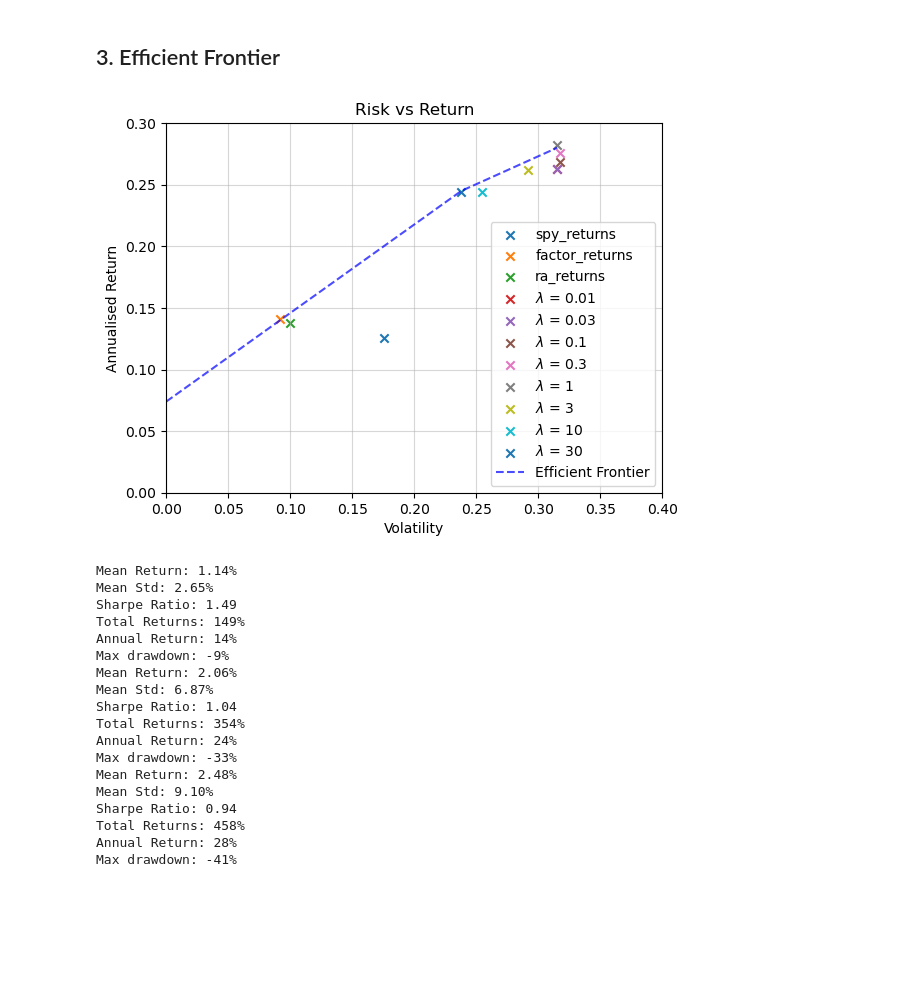
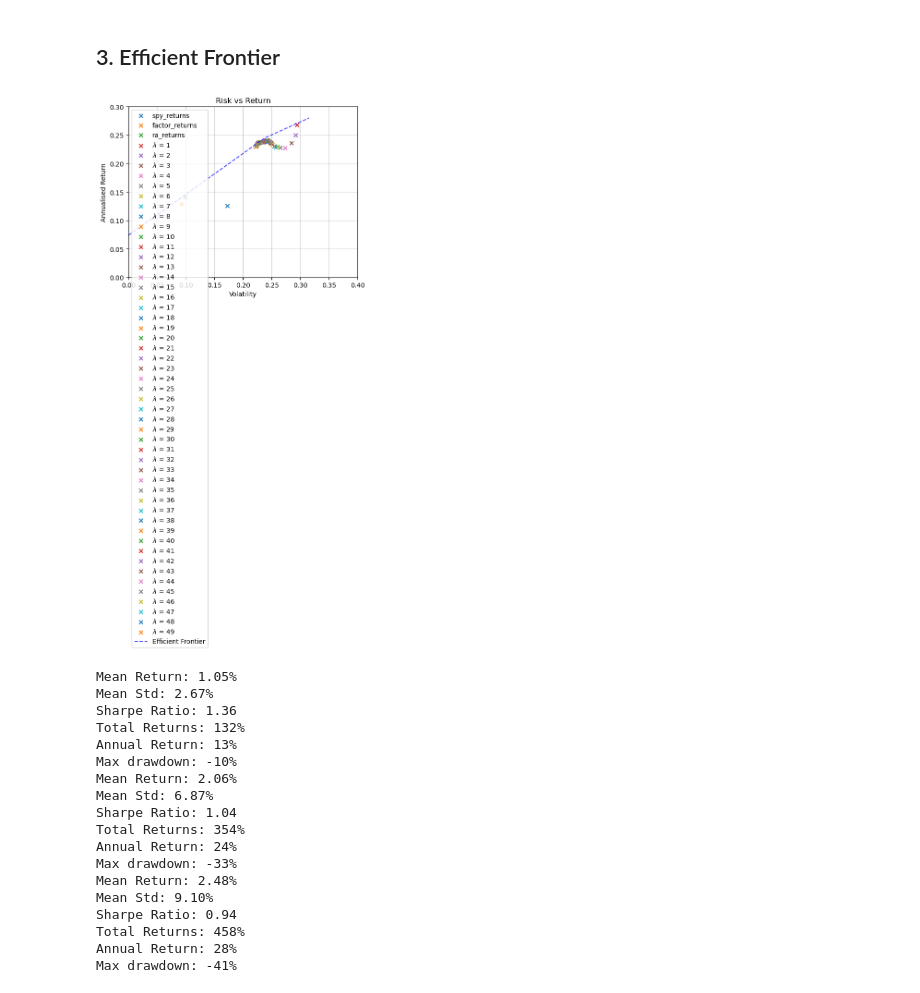
Before and after one commit to gy623/Cross-Sectional-Factor-Model-of-Asset-Returns, a Jupyter notebook: Portfolio Evaluation.ipynb, the cells around one changed output. Saved outputs shown, nothing was run; the diff lists cells and outputs as text; code cells hidden in the pictures; blank space fills up the shorter version.

Commit message:
New plots

```diff
--- a/Portfolio Evaluation.ipynb
+++ b/Portfolio Evaluation.ipynb
@@ -60,12 +61,12 @@ ax[0].set_title('Portfolios vs Benchmark')
 ax[0].grid(alpha=0.5)
 ax[0].legend()
 
-for lam in [0.01,0.03,0.1,0.3,1,3,10,30]:
+for lam in lams:
     mvo_portfolios[lam].plot(ax = ax[1], alpha = 0.7, label = rf'$\lambda$ = {lam}')
 
 benchmark.squeeze().plot(ax=ax[1], color = 'black', label='Benchmark')
 ax[1].set_title('Varying Regularisation Parameter')
-ax[1].legend()
+#ax[1].legend()
 ax[1].grid(alpha = 0.5)
 ax[1].tick_params(axis='y', labelleft=True)
 ax[1].set_yticks(ax[0].get_yticks())
@@ -76,0 +78,7 @@ plt.savefig('outputs/portfolios.png')
+# %%
+performance_df = pd.DataFrame(columns = ['Lambda', 'Final Value'])
+for lam, portfolio in mvo_portfolios.items():
+    performance_df.loc[lam] = [lam, portfolio.iloc[-1]]
+
+performance_df.set_index('Lambda', inplace = True)
+performance_df.sort_values('Final Value', ascending = False)
@@ -76,0 +104,28 @@ plt.savefig('outputs/portfolios.png')
+# %%
+# Rolling IR = rolling excessive returns (mean) / rolling excessive volatility (std)
+
+def rolling_IR(returns, benchmark_returns = spy_returns, window = 12):
+    excess_returns = returns.squeeze() - benchmark_returns.squeeze()
+    rolling_mean = excess_returns.rolling(window).mean()
+    rolling_std = excess_returns.rolling(window).std()
+    rolling_ir = rolling_mean / rolling_std
+    return rolling_ir
+
+fig, ax = plt.subplots(1, 2, figsize = (12,5))
+rolling_IR((factor_returns), window=12).plot(ax = ax[0], label = 'Factor Model')
+rolling_IR((ra_returns), window=12).plot(ax = ax[0], label = 'Risk Adjusted')
+ax[0].set_title('Rolling Information Ratio')
+ax[0].legend()
+ax[0].grid(alpha = 0.5)
+
+for lam in [0.01,0.03,0.1,0.3,1,3,10,30]:
+    rolling_IR(mvo_returns[lam]).plot(ax = ax[1], alpha = 0.7, label = rf'$\lambda$ = {lam}')
+
+fig.suptitle('Rolling Information Ratio', fontsize = 16)
+ax[0].set_title('')
+ax[1].set_title('')
+ax[1].legend()
+ax[1].grid(alpha = 0.5)
+
+plt.tight_layout()
+plt.savefig('outputs/rolling_IR.png')
@@ -138,46 +195,42 @@ Max drawdown: -41%
 # %%
 
 portfolios = [spy_returns, factor_returns, ra_returns]
 labels = ['spy_returns', 'factor_returns', 'ra_returns']
 
 fig, ax = plt.subplots()
 
 for returns, label in zip(portfolios, labels):
     _, std, _, _, ann, _ = analyse_portfolio(returns, outs = True)
     ax.scatter(np.sqrt(12) * std, ann, marker = 'x', label = label)
 
-for lam in [0.01,0.03,0.1,0.3,1,3,10,30]:
+for lam in lams:
     _, std, _, _, ann, _ = analyse_portfolio(mvo_returns[lam], outs = True)
     ax.scatter(np.sqrt(12) * std, ann, marker = 'x', label = rf'$\lambda$ = {lam}')
 
-frontier_x = np.sqrt(12) * np.array([0, 265, 687, 910]) / 10000
-frontier_y = np.array([7.4, 14,24.5,28]) / 100
+#frontier_x = np.sqrt(12) * np.array([0, 265, 687, 910]) / 10000
+#frontier_y = np.array([7.4, 14,24.5,28]) / 100
 
 ax.plot(frontier_x, frontier_y, color = 'b', ls = '--', alpha = 0.7, label = 'Efficient Frontier')
 ax.set_xlabel('Volatility')
 ax.set_ylabel('Annualised Return')
 ax.set_xlim(0,0.4)
 ax.set_ylim(0,0.3)
 ax.set_title('Risk vs Return')
 ax.grid(alpha = 0.5)
 ax.legend()
 
 plt.savefig('outputs/Efficient Frontier.png')
 # %% [output]
-[figure, old version]
+[figure, new version]
 # %%
-analyse_portfolio(factor_returns)
-
 analyse_portfolio(mvo_returns[30])
-
-analyse_portfolio(mvo_returns[1])
 # %% [output]
-Mean Return: 1.14%
-Mean Std: 2.65%
-Sharpe Ratio: 1.49
-Total Returns: 149%
-Annual Return: 14%
-Max drawdown: -9%
+Mean Return: 1.05%
+Mean Std: 2.67%
+Sharpe Ratio: 1.36
+Total Returns: 132%
+Annual Return: 13%
+Max drawdown: -10%
 Mean Return: 2.06%
 Mean Std: 6.87%
 Sharpe Ratio: 1.04
```
Also changed, not shown: parts of 7 cells of this notebook, 37 other files.
